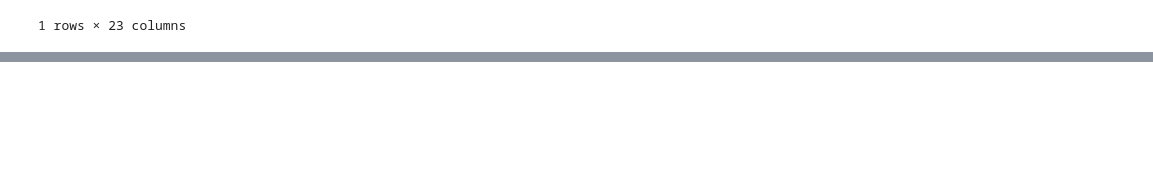
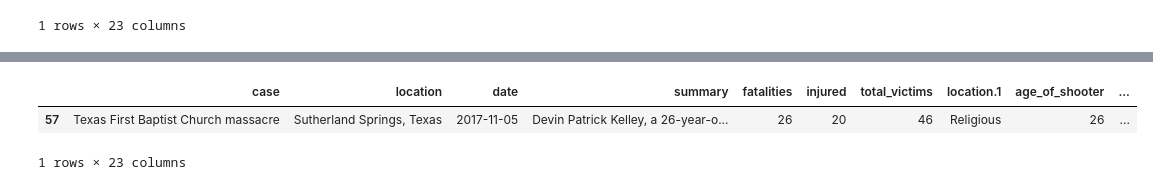
Before and after one commit to JA-Acosta/mj_mass_shootings, a Jupyter notebook: mjms_notebooks/mjms_data_notebook.ipynb, the cells around one changed output, grey strips where cells are left out. Cells and saved outputs as stored; diff of their text form; code cells hidden in the pictures; blank space fills up the shorter version.

```diff
--- a/mjms_notebooks/mjms_data_notebook.ipynb
+++ b/mjms_notebooks/mjms_data_notebook.ipynb
@@ -303,0 +336,6 @@ mjms_df.loc[mjms_df.case == 'Chattanooga military recruitment center', 'weapons_
+# %%
+mjms_df[mjms_df.weapons_obtained_legally.str.contains('kelley passed federal criminal background checks', regex=False)]
+# %% [output]
+|  | case | location | date | summary | fatalities | injured | total_victims | location.1 | age_of_shooter | ... |
+| 57 | Texas First Baptist Church massacre | Sutherland Springs, Texas | 2017-11-05 | Devin Patrick Kelley, a 26-year-o... | 26 | 20 | 46 | Religious | 26 | ... |
+1 rows × 23 columns
```
Also changed, not shown: parts of 15 cells of this notebook.
